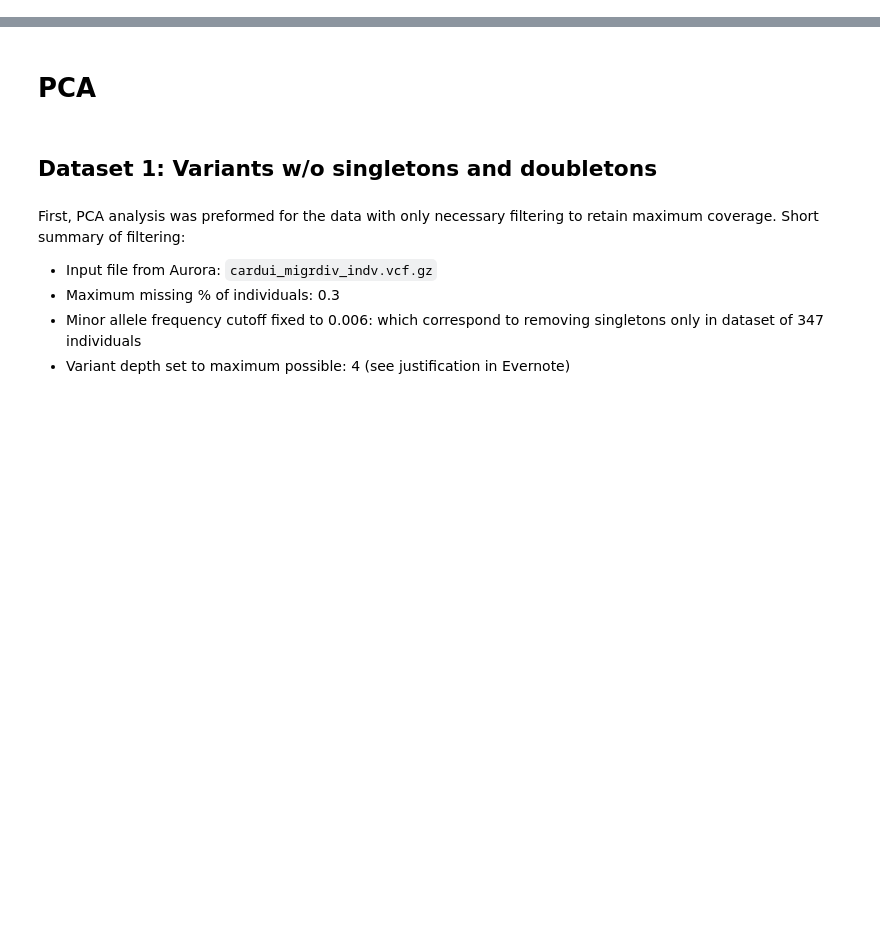
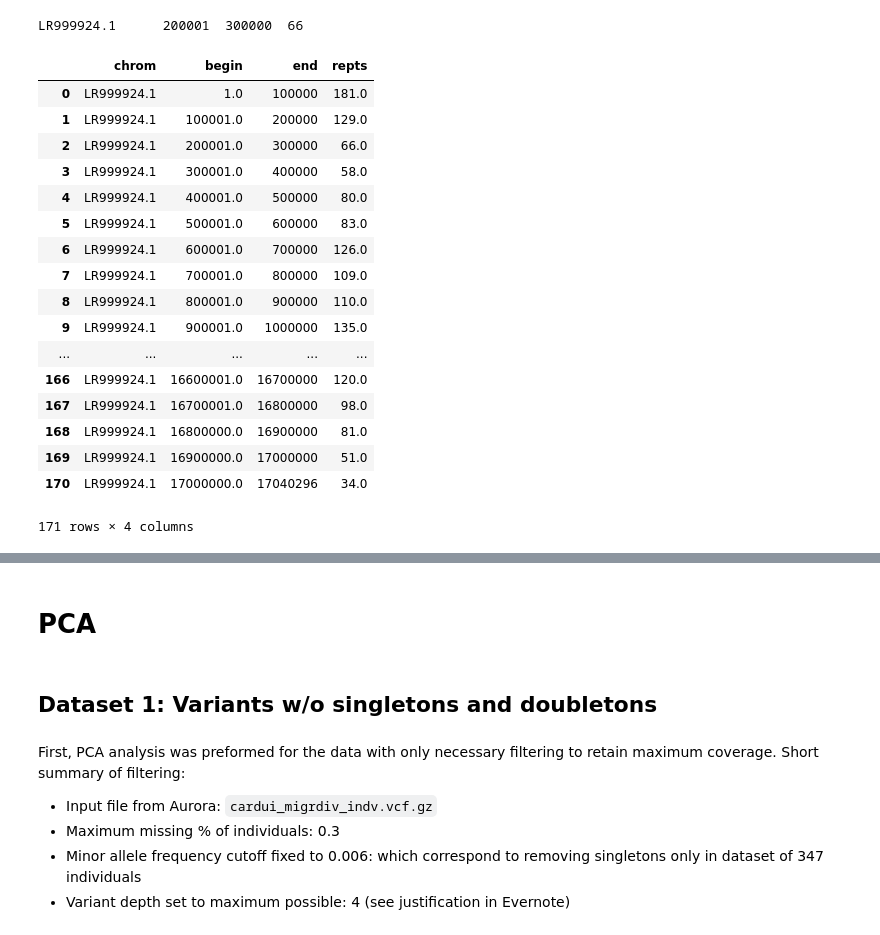
Before and after one commit to DaSh-bash/AfricanDivide, a Jupyter notebook: AfricanDivideAnalysis.ipynb, the cells around one changed output, grey strips where cells are left out. Cells and saved outputs as stored; diff of their text form; code cells hidden in the pictures; blank space fills up the shorter version.

```diff
--- a/AfricanDivideAnalysis.ipynb
+++ b/AfricanDivideAnalysis.ipynb
@@ -18,3 +18,49 @@ ml.rc('font', **font)
 ml.rcParams['figure.figsize'] = (5.0, 5.0)
 ml.rcParams['text.usetex'] =False
 ml.rc('font', family='serif',size=12)
+# %%
+new = open("/Users/dshipilina/GitHub/AfricanDivide/ChromLR24.repeat.out").read()
+split_ = new.split('\n')
+print(split_[2])
+eigve_array=[]
+#print(split_file2[2])
+for i in split_:
+    ii=i.split()
+    eigve_array+=[ii]
+
+df3=pd.DataFrame(eigve_array)
+df3.columns=['chrom','begin','end','repts']
+df3 = df3.drop(labels=[171], axis=0)
+df3["begin"] = pd.to_numeric(df3["begin"], downcast="float")
+df3["repts"] = pd.to_numeric(df3["repts"], downcast="float")
+df3
+
+#df4= pd.concat([df3,df],axis=1)
+#print(df4)
+#df4["pop2"] = pd.to_numeric(df4["pop2"], downcast="float")
+#df4["pop1"] = pd.to_numeric(df4["pop1"], downcast="float")
+#df4.sort_values(by=["pop2"], inplace=True)
+#df4 = df4.sort_values(["popID", "pop1","Location"], ascending = (False, True,True))
+#print(df)
+#df4 = df4.drop(labels=[347], axis=0)
+#df4[100:150]
+# %% [output]
+LR999924.1      200001  300000  66
+|  | chrom | begin | end | repts |
+| 0 | LR999924.1 | 1.0 | 100000 | 181.0 |
+| 1 | LR999924.1 | 100001.0 | 200000 | 129.0 |
+| 2 | LR999924.1 | 200001.0 | 300000 | 66.0 |
+| 3 | LR999924.1 | 300001.0 | 400000 | 58.0 |
+| 4 | LR999924.1 | 400001.0 | 500000 | 80.0 |
+| 5 | LR999924.1 | 500001.0 | 600000 | 83.0 |
+| 6 | LR999924.1 | 600001.0 | 700000 | 126.0 |
+| 7 | LR999924.1 | 700001.0 | 800000 | 109.0 |
+| 8 | LR999924.1 | 800001.0 | 900000 | 110.0 |
+| 9 | LR999924.1 | 900001.0 | 1000000 | 135.0 |
+| ... | ... | ... | ... | ... |
+| 166 | LR999924.1 | 16600001.0 | 16700000 | 120.0 |
+| 167 | LR999924.1 | 16700001.0 | 16800000 | 98.0 |
+| 168 | LR999924.1 | 16800000.0 | 16900000 | 81.0 |
+| 169 | LR999924.1 | 16900000.0 | 17000000 | 51.0 |
+| 170 | LR999924.1 | 17000000.0 | 17040296 | 34.0 |
+171 rows × 4 columns
```
Also changed, not shown: parts of 4 cells of this notebook.
